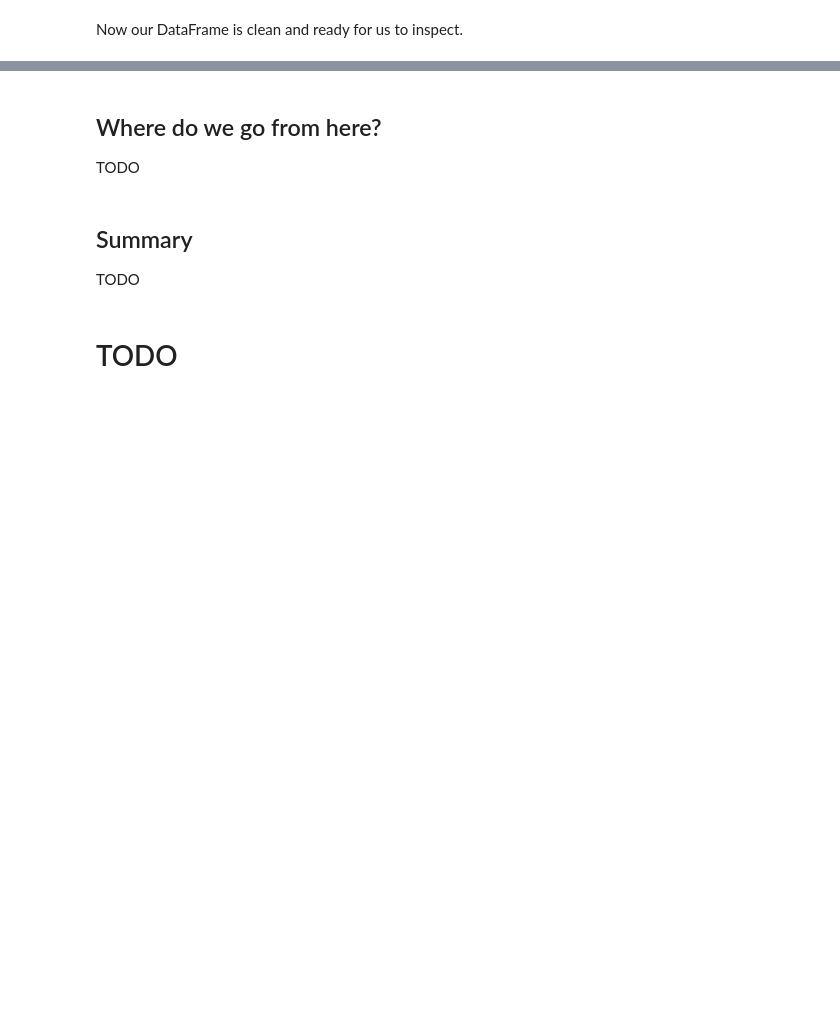
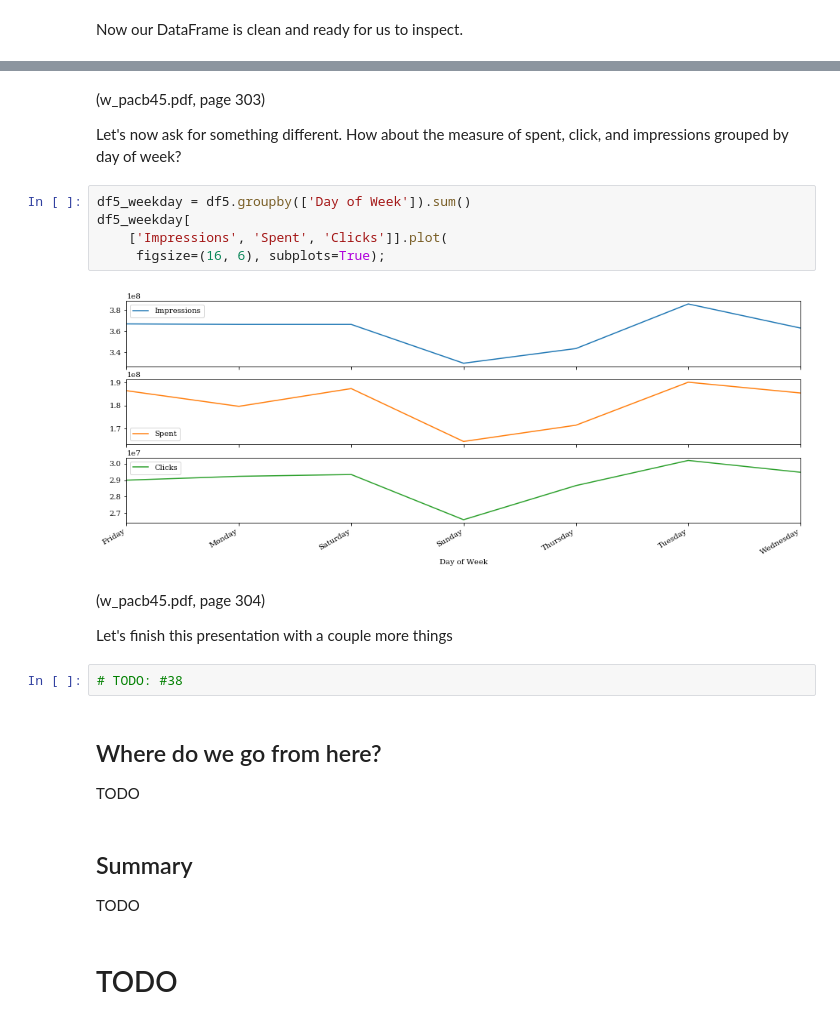
Before and after one commit to gmacario/learning-python, a Jupyter notebook: lpbook/ch9/ch9_dealing_with_data.ipynb, the cells around one changed output, grey strips where cells are left out. Saved outputs shown, nothing was run; the diff lists cells and outputs as text; blank space fills up the shorter version.

```diff
--- a/lpbook/ch9/ch9_dealing_with_data.ipynb
+++ b/lpbook/ch9/ch9_dealing_with_data.ipynb
@@ -564,3 +588,20 @@ TODO
+# %% [markdown]
+(w_pacb45.pdf, page 303)
+
+Let's now ask for something different. How about the measure of spent, click, and impressions grouped by day of week?
+# %%
+df5_weekday = df5.groupby(['Day of Week']).sum()
+df5_weekday[
+    ['Impressions', 'Spent', 'Clicks']].plot(
+     figsize=(16, 6), subplots=True);
+# %% [output]
+[figure, added]
+# %% [markdown]
+(w_pacb45.pdf, page 304)
+
+Let's finish this presentation with a couple more things
+# %%
+# TODO: #38
 # %% [markdown]
 ## Where do we go from here?
 
```
Also changed, not shown: parts of 32 cells of this notebook.
